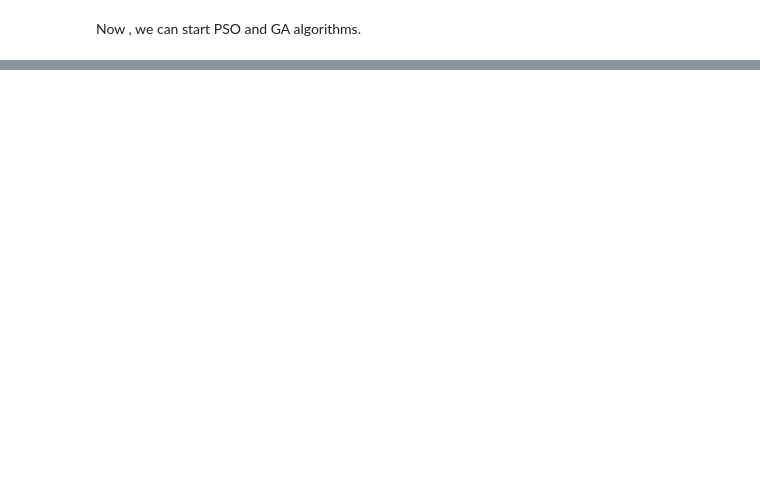
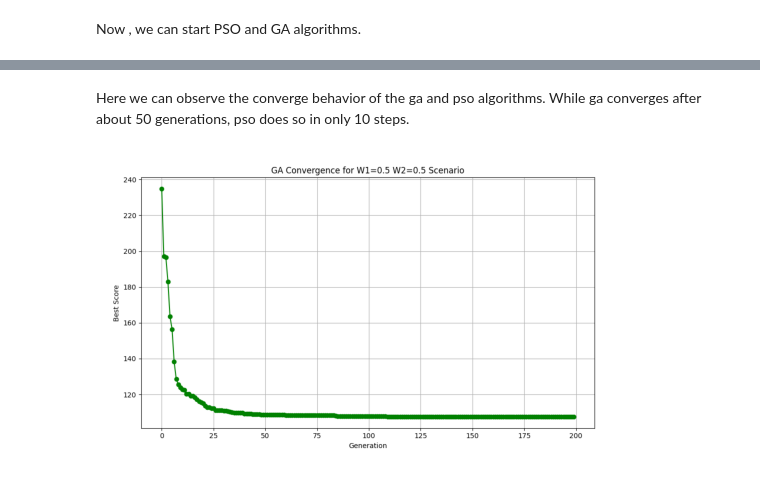
Before and after one commit to itu-itis24-doganne23/Optimization-Project, a Jupyter notebook: main.ipynb, the cells around one changed output, grey strips where cells are left out. Drawn from its saved outputs; the diff is of its cells as text; code cells hidden in the pictures; blank space fills up the shorter version.

```diff
--- a/main.ipynb
+++ b/main.ipynb
@@ -874,0 +1376,10 @@ if __name__ == "__main__":
+# %% [markdown]
+Here we can observe the converge behavior of the ga and pso algorithms. While ga converges after about 50 generations, pso does so in only 10 steps.
+# %%
+import matplotlib.image as mpimg
+img = mpimg.imread('outputs/ga_convergence.png')
+plt.imshow(img)
+plt.axis('off')
+plt.show()
+# %% [output]
+[figure, added]
```
Also changed, not shown: parts of 9 cells of this notebook, 1 other file.
